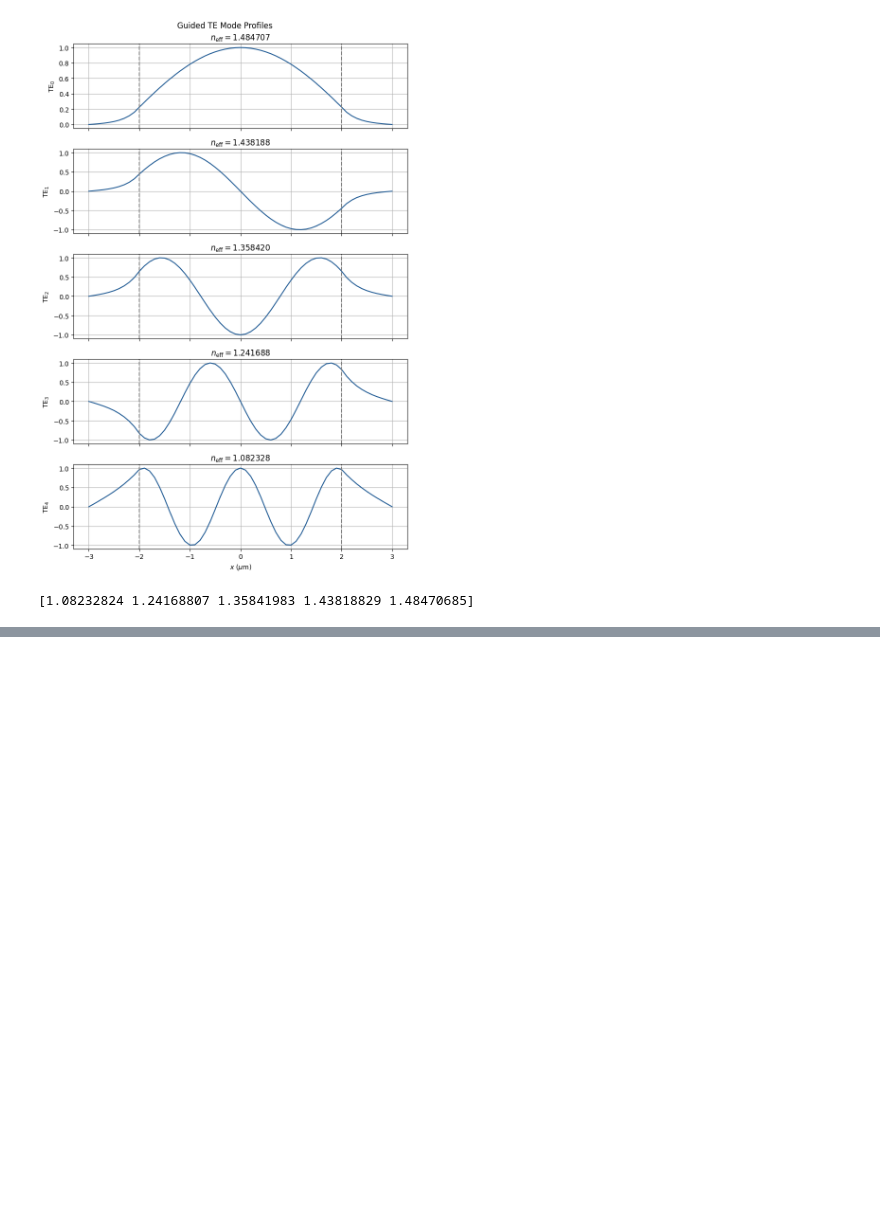
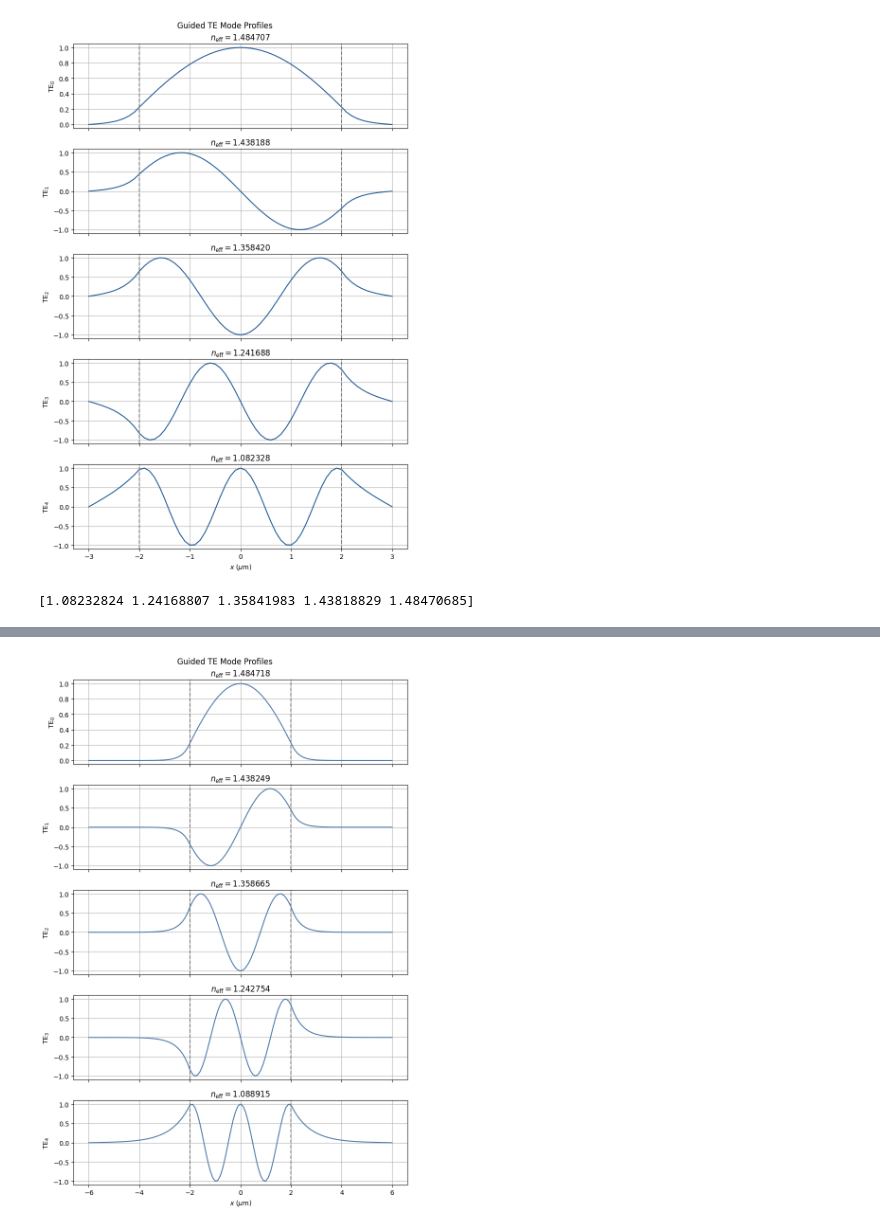
Before and after one commit to hyerim1212/maxwell-to-programmable-photonics, a Jupyter notebook: notebooks/09_guided_waves_and_dielectric_waveguide_modes.ipynb, the cells around one changed output, grey strips where cells are left out. Saved outputs shown, nothing was run; the diff lists cells and outputs as text; code cells hidden in the pictures; blank space fills up the shorter version.

Commit message:
update the numerical study

```diff
--- a/notebooks/09_guided_waves_and_dielectric_waveguide_modes.ipynb
+++ b/notebooks/09_guided_waves_and_dielectric_waveguide_modes.ipynb
@@ -745,0 +751,99 @@ x = np.linspace(-L, L, N_total)
+# %%
+#initial condition
+L = 6
+delta_x = 0.1
+
+N_total = int(round((2 * L / delta_x))) + 1
+N_int = N_total - 2
+
+x = np.linspace(-L, L, N_total)
+
+lambda_0 = 2.0 #um
+k_0 = 2 * np.pi / lambda_0
+core_width = 4.0 #um
+
+#계수 행렬
+main_diag = -2.0 * np.ones(N_int)
+off_diag = np.ones(N_int - 1)
+D = (np.diag(main_diag) + np.diag(off_diag, -1) + np.diag(off_diag, 1))/ delta_x ** 2
+
+# waveguide operator
+n = slab_index_profile(x, core_width, 1.5, 1.0)
+n_int = n[1:-1]
+n_squared_diag = np.diag(n_int**2)
+
+A = D + ((k_0)**2) * n_squared_diag
+
+#eigensolver
+eigenvalues, eigenvectors = eigh(A)
+
+#
+lower_bound = (k_0 * 1.0)**2
+upper_bound = (k_0 * 1.5)**2
+guided_mask = ((eigenvalues > lower_bound) & (eigenvalues < upper_bound))
+
+guided_eigenvalues = eigenvalues[guided_mask]
+guided_eigenvectors = eigenvectors[:, guided_mask]
+guided_neff = np.sqrt(guided_eigenvalues) / k_0
+
+fig, axes = plt.subplots(
+    guided_eigenvalues.size,
+    1,
+    figsize=(8, 12),
+    sharex=True
+)
+
+#차원 맞추기
+for mode_order in range(guided_eigenvalues.size):
+
+    column_index = -(mode_order + 1)
+
+    mode = guided_eigenvectors[:, column_index]
+
+    mode_full = np.zeros(N_total)
+    mode_full[1:-1] = mode
+
+    mode_full = mode_full / np.max(np.abs(mode_full))
+
+    ax = axes[mode_order]
+
+    ax.plot(
+        x,
+        mode_full,
+        color=COLORS["numerical_alt"]
+    )
+
+    ax.axvline(
+        -core_width / 2,
+        linestyle="--",
+        color = "grey"
+    )
+
+    ax.axvline(
+        core_width / 2,
+        linestyle="--",
+        color = "grey"
+    )
+
+    ax.set_ylabel(
+        rf"TE$_{{{mode_order}}}$"
+    )
+
+    ax.set_title(
+        rf"$n_{{\mathrm{{eff}}}} = {guided_neff[column_index]:.6f}$"
+    )
+
+    ax.grid()
+
+axes[-1].set_xlabel(r"$x\;(\mu\mathrm{m})$")
+
+fig.suptitle("Guided TE Mode Profiles")
+
+plt.tight_layout()
+plt.show()
+
+print(guided_neff)
+
+reference_n = guided_neff
+# %% [output]
+[figure, added]
```
Also changed, not shown: parts of 5 cells of this notebook.
